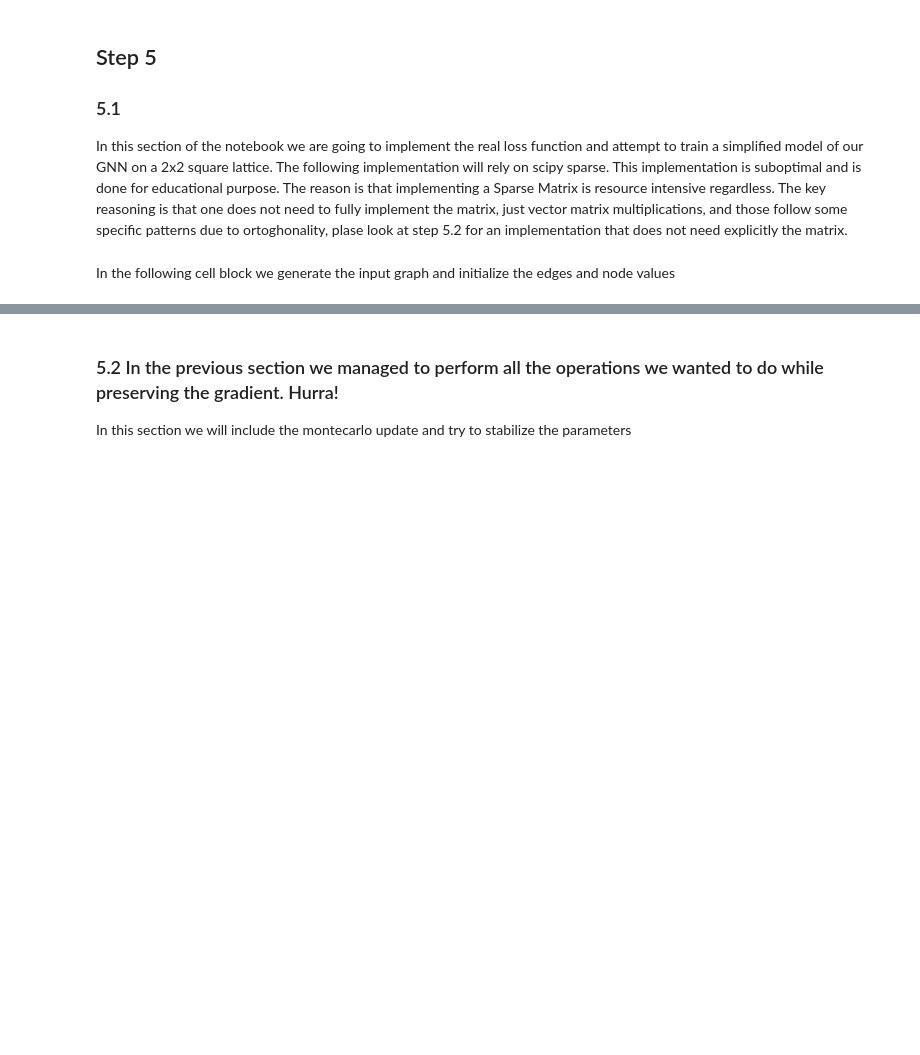
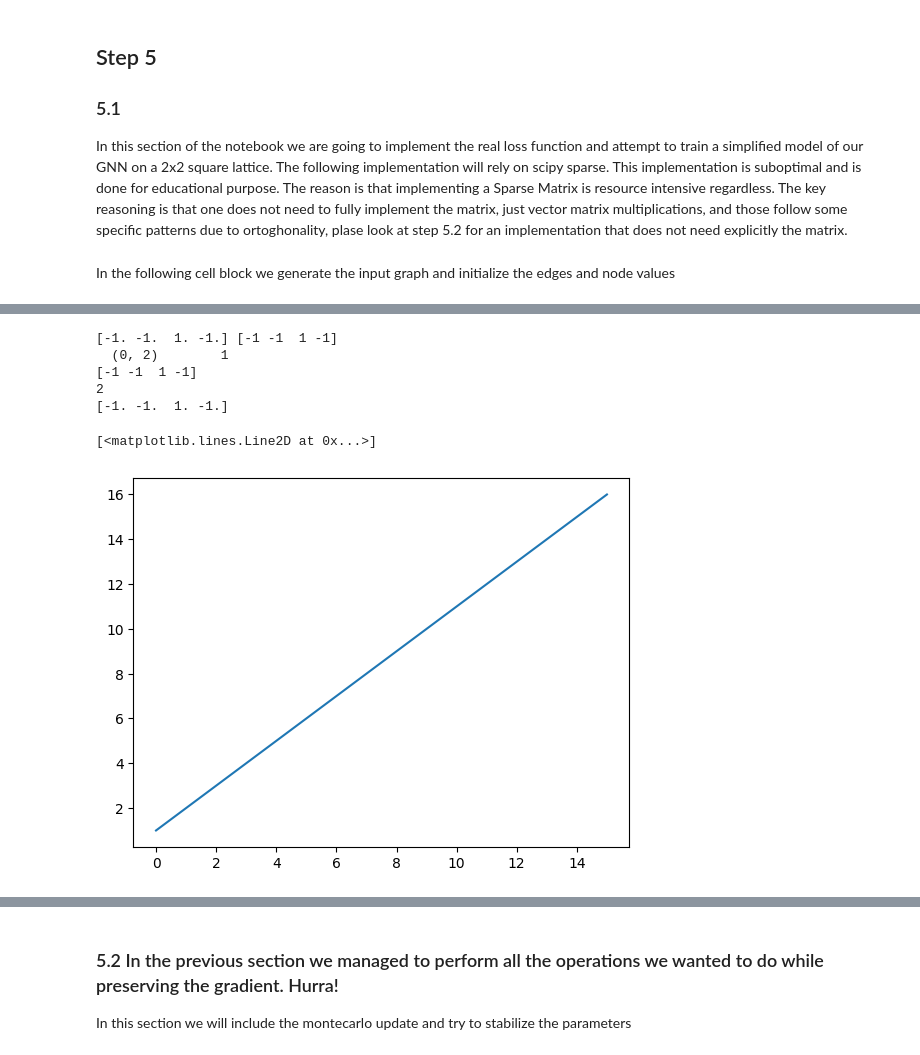
Before and after one commit to StefanoTroffa/thesis_MSc, a Jupyter notebook: compgraph/findthegradient.ipynb, the cells around one changed output, grey strips where cells are left out. Drawn from its saved outputs; the diff is of its cells as text; code cells hidden in the pictures; blank space fills up the shorter version.

```diff
--- a/compgraph/findthegradient.ipynb
+++ b/compgraph/findthegradient.ipynb
@@ -182,7 +178,7 @@ import numpy as np
 import time
 import networkx as nx
 from graph_nets import utils_np, utils_tf
-
+from compgraph.useful import node_to_index
 # Set a random seed
 start=time.time()
 SEED = 1
@@ -200,12 +196,13 @@ G = nx.grid_2d_graph(*lattice_size, periodic=True)
 num_sites = lattice_size[0] * lattice_size[1]
 
 # Relabel the nodes to use integers
-mapping = {node: i for i, node in enumerate(G.nodes())}
+mapping = node_to_index(G)
+
 G = nx.relabel_nodes(G, mapping)
 # Initialize the sublattice encoding
 sublattice_encoding = np.zeros((num_sites, 2))  # Two sublattices
 sublattice_encoding[::2, 0] = 1  # Sublattice 1
-sublattice_encoding[1::2, 1] = -1  # Sublattice 2
+sublattice_encoding[1::2, 1] = 1  # Sublattice 2
 # Create a dictionary where the keys are the node indices and the values are dictionaries
 # containing the 'features' field and the corresponding sublattice encoding
 node_dict = {i: {"features": sublattice_encoding[i]} for i in range(num_sites)}
@@ -230,12 +227,12 @@ n_graph=n_configs*batch_size
 basis_configs = np.random.randint(2, size=(n_graph, num_sites)) * 2 - 1  # Random spins (-1 or 1)
 
 # Concatenate the basis configurations and the sublattice encoding to form the node features
-node_features = np.concatenate([basis_configs[:, :, np.newaxis], np.repeat(sublattice_encoding[np.newaxis, :, :], n_graph, axis=0)], axis=2)
+node_features = np.concatenate([basis_configs[:, :, np.newaxis], np.repeat(sublattice_encoding[np.newaxis, :, :], len(basis_configs), axis=0)], axis=2)
 
 # Get the edge indices
 edge_index = np.array(G.edges()).T
 edge_index_duplicated = np.concatenate([edge_index, edge_index[::-1]], axis=1)
-bias_value=0.05
+bias_value=0.5
 # Create a list of graph dicts
 graph_tuples = []
 for i in range(n_graph):
@@ -565,0 +549,27 @@ Step 9, Loss: [ 0.00e+00  +0.j    0.00e+00  +0.j   -2.44e+08+762.88j -2.11e+08-7
+# %%
+
+import compgraph
+from compgraph.sparse_ham import sites_to_sparse
+num_sites =len(G.nodes)
+sub_lattice_encoding= neel_state(G)
+# Number of batches of configurations to generate, here is set to full Hilbert space
+full_size_configs = 2**(len(G.nodes))
+# Generate the basis configurations
+full_basis_configs = np.array([[int(x) for x in format(i, f'0{num_sites}b')] for i in range(full_size_configs)]) * 2 - 1
+# Concatenate the basis configurations and the sublattice encoding to form the node features. I BELIEVE THIS WAY TO ENCODE THE NODE FEATURES IS NOT RIGHT
+full_node_features = np.concatenate([full_basis_configs[:, :, np.newaxis], np.repeat(sublattice_encoding[np.newaxis, :, :], n_graph, axis=0)], axis=2)
+
+# Get the edge indices
+edge_index = np.array(G.edges()).T
+edge_index_duplicated = np.concatenate([edge_index, edge_index[::-1]], axis=1)
+#Initialization of edges, it should be 0, we set it to 0.05.
+bias_value=0.05
+# Create a list of graph dicts
+full_graph_tuples =create_graph_tuples(full_basis_configs, G, sublattice_encoding)
+
+
+
+full_configurations, value_list= sites_to_sparse(full_basis_configs)
+
+for idx, config in enumerate(full_configurations):
+    print(np.array(config), full_basis_configs[idx], value_list[idx])
@@ -565,0 +593,28 @@ Step 9, Loss: [ 0.00e+00  +0.j    0.00e+00  +0.j   -2.44e+08+762.88j -2.11e+08-7
+# %%
+from compgraph.useful import graph_tuple_toconfig
+from compgraph.sparse_ham import sites_to_sparse
+from compgraph.useful import neel_state, config_list_to_state_list, graph_tuple_list_to_configs_list, config_to_state
+from compgraph.tensor_wave_functions import config_hamiltonian_product
+import quimb as qu
+full_configurations_indices, valuelist= sites_to_sparse(full_basis_configs)
+
+config_from_batch=graph_tuple_toconfig(full_graph_tuples[2])
+
+print(config_from_batch,full_basis_configs[2])
+print(graph_tuples_batch_indices[2])
+print(full_basis_configs[2])
+print(sites_to_sparse([config_from_batch])[0][0].indices[0])
+
+print(config_from_batch)
+sparse, vt= sites_to_sparse([config_from_batch])
+# %% [output]
+[-1. -1.  1. -1.] [-1 -1  1 -1]
+  (0, 2)        1
+[-1 -1  1 -1]
+2
+[-1. -1.  1. -1.]
+# %%
+plt.plot((value_list))
+# %% [output]
+[<matplotlib.lines.Line2D at 0x...>]
+[figure, added]
```
Also changed, not shown: parts of 17 cells of this notebook, 11 other files.
